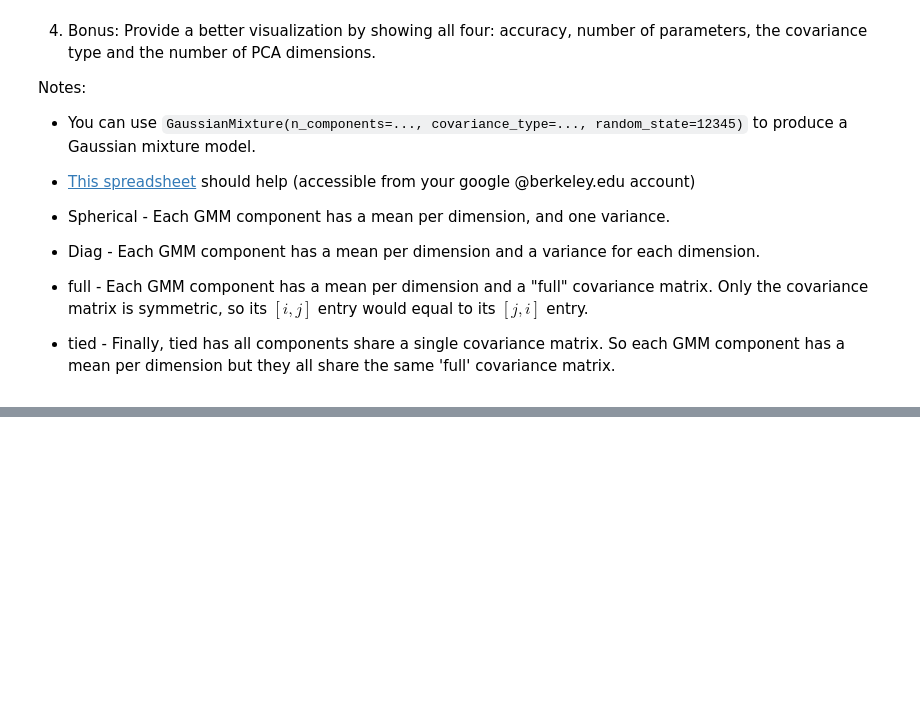
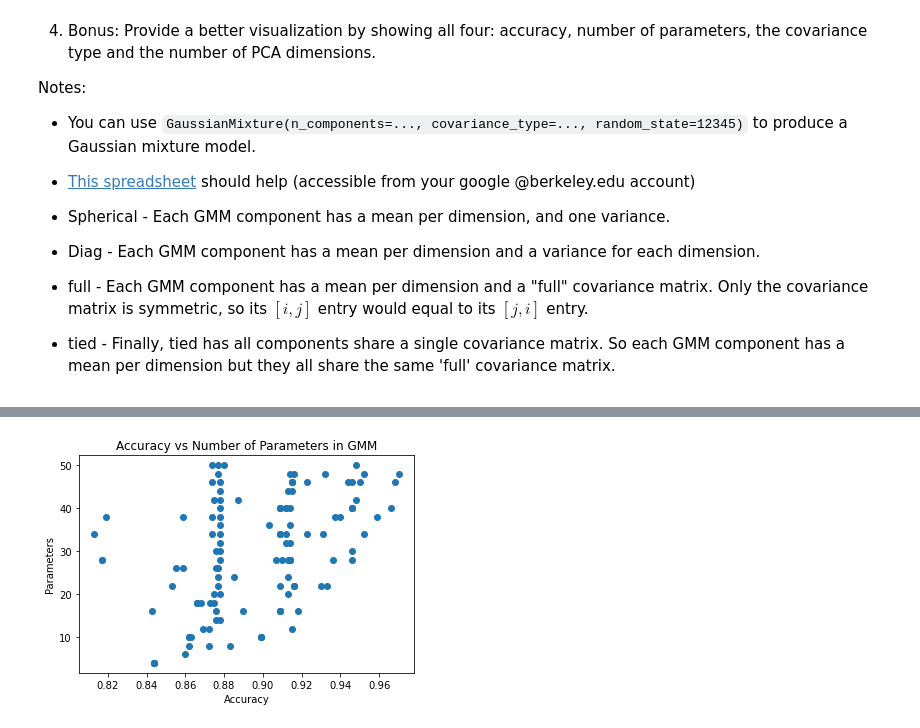
Before and after one commit to ssburgan/w207_coursework, a Jupyter notebook: Sybil_SantosBurgan_project4.ipynb, the cells around one changed output, grey strips where cells are left out. Saved outputs shown, nothing was run; the diff lists cells and outputs as text; code cells hidden in the pictures; blank space fills up the shorter version.

```diff
--- a/Sybil_SantosBurgan_project4.ipynb
+++ b/Sybil_SantosBurgan_project4.ipynb
@@ -340,0 +333,77 @@ IndentationError: expected an indented block (<ipython-input-10-e9ea2a284bf5>, l
+# %%
+from matplotlib.lines import Line2D
+
+def parameters(n_pca, n_gmm, n_classes, matrix_type):
+    if matrix_type=='full':
+        params = ((n_gmm - 1) +n_pca*n_gmm + n_pca * (n_pca + 1)/ 2 * n_gmm) * n_classes
+        return params
+    elif matrix_type=='diag':
+        params = ((n_gmm - 1) +n_pca*n_gmm + n_pca * n_gmm) * n_classes
+        return params
+    elif matrix_type=='spherical':
+        params = ((n_gmm - 1) +n_pca*n_gmm + n_gmm) * n_classes
+        return params
+    elif matrix_type=='tied':
+        params = ((n_gmm - 1) +n_pca*n_gmm + n_pca * (n_pca + 1)/ 2) * n_classes
+        return params
+
+def Q6():
+  ### STUDENT START ###
+    matrix_types = ['spherical', 'diag', 'tied', 'full']
+
+    df = pd.DataFrame(columns = ['n_pca', 'n_gmm', 'matrix', 'classes','params','accuracy'])
+
+    for n_pca in range(1,51): #pca
+        for n_gmm in range(1,26):
+            for matrix  in matrix_types:
+                classes = 2
+                params = parameters(n_pca, n_gmm, classes, matrix)
+                if params <=50:
+                    pca = PCA(n_components=n_pca)
+                    train_pca = pca.fit_transform(train_data)
+
+                    test_pca = pca.transform(test_data)
+
+                    pos_train = train_pca[train_labels == 1][:] #positive (poisonous)
+                    neg_train = train_pca[train_labels == 0][:] #negative (poisonous)
+
+                    gmm_poison = GaussianMixture(n_components=n_gmm, random_state=12345, covariance_type= matrix)
+                    pred_pos = gmm_poison.fit(pos_train)
+
+                    gmm_nonpoison = GaussianMixture(n_components=n_gmm, random_state=12345, covariance_type= matrix)
+                    pred_non = gmm_nonpoison.fit(neg_train)
+
+                    #retuns log-likelihood
+                    score_poison = np.exp(gmm_poison.score_samples(test_pca))
+                    score_nonpoison = np.exp(gmm_nonpoison.score_samples(test_pca))
+
+                    #Figure out which probabilty is greater and compare to real label
+                    scores = [test_labels[i]==0 if score_nonpoison[i]>score_poison[i] else test_labels[i]==1  for i, mush in enumerate(test_pca)]
+                    scores = np.array(scores)
+
+                    #Count the number of times right compared to number of samples.
+                    accuracy = round(scores[scores==True].shape[0]/test_labels.shape[0],3)
+                    df = df.append({'n_pca':n_pca, 'n_gmm':n_gmm,'matrix':matrix,'classes':classes,'params':params,'accuracy':accuracy},
+                                    ignore_index = True)
+
+
+    sorted_df = df.sort_values(by="accuracy", ascending=False)
+    print('Best Configuration and Accuracy')
+    print('Accuracy: ',sorted_df.iloc[0]['accuracy'])
+    print('Num of PCA components: ',sorted_df.iloc[0]['n_pca'])
+    print('Num of GMM components: ',sorted_df.iloc[0]['n_gmm'])
+    print('Covariance type: ',sorted_df.iloc[0]['matrix'])
+    print('Parameters: ',sorted_df.iloc[0]['params'])
+
+
+    plt.scatter(df['accuracy'],df['params'])
+    plt.xlabel('Accuracy')
+    plt.ylabel('Parameters')
+    plt.title('Accuracy vs Number of Parameters in GMM')
+
+
+    plt.show()
+    ### STUDENT END ###
+
+Q6()
+# %% [output]
@@ -340,0 +416 @@ IndentationError: expected an indented block (<ipython-input-10-e9ea2a284bf5>, l
+[figure, added]
```
Also changed, not shown: parts of 6 cells of this notebook.
